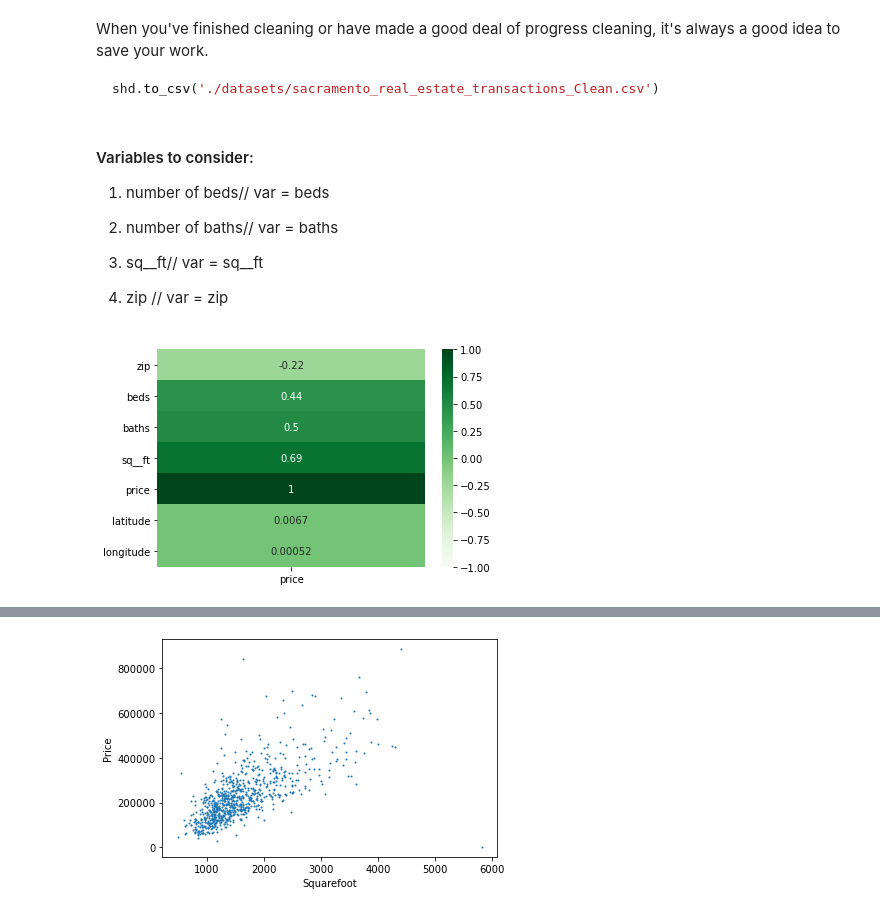
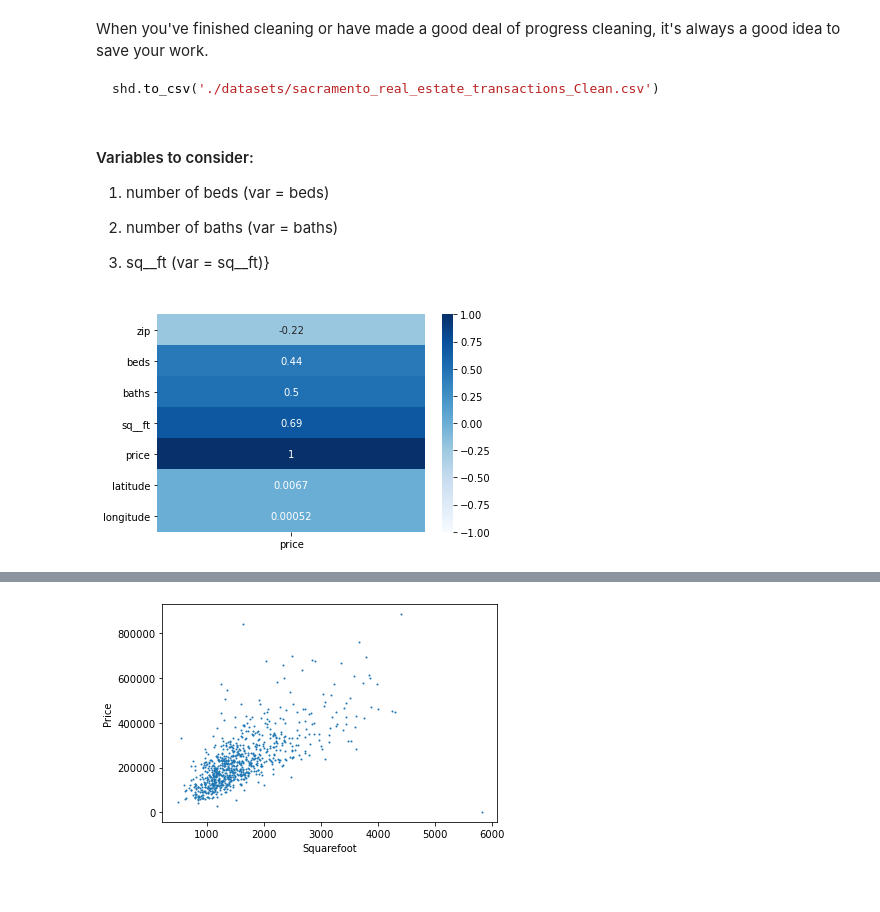
Before and after one commit to mduff12/mduff12, a Jupyter notebook: labs/3.01-lab-linear-regression-master/linear-regression-sacramento.ipynb, the cells around one changed output, grey strips where cells are left out. Drawn from its saved outputs; the diff is of its cells as text; code cells hidden in the pictures.

````diff
--- a/labs/3.01-lab-linear-regression-master/linear-regression-sacramento.ipynb
+++ b/labs/3.01-lab-linear-regression-master/linear-regression-sacramento.ipynb
@@ -150,16 +148,14 @@ shd.to_csv('./datasets/sacramento_real_estate_transactions_Clean.csv')
 ```
 # %% [markdown]
 #### Variables to consider:
-1) number of beds// var = beds
+1) number of beds (var = beds)
 
-2) number of baths// var = baths
+2) number of baths (var = baths)
 
-3) sq__ft// var = sq__ft
-
-4) zip // var = zip
+3) sq__ft (var = sq__ft)}
 # %%
 # Plot all against price - adapted from DSIR-Lancelot/2.02-lesson-eda
 
-sns.heatmap(shd.corr()[['price']], annot=True, cmap='Greens', vmin=-1, vmax=1);
+sns.heatmap(shd.corr()[['price']], annot=True, cmap='Blues', vmin=-1, vmax=1);
 # %% [output]
-[figure, old version]
+[figure, new version]
````
Also changed, not shown: parts of 40 cells of this notebook.
